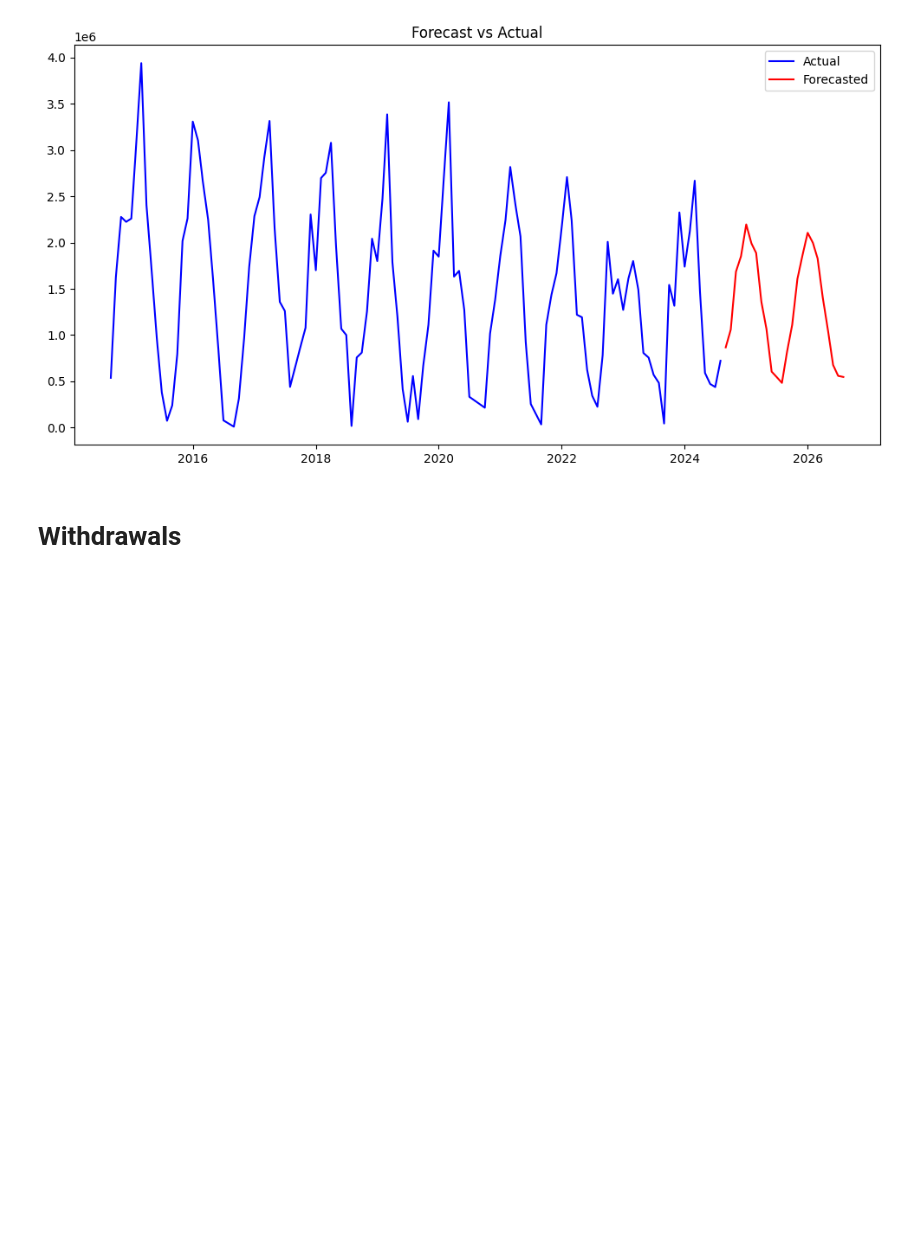
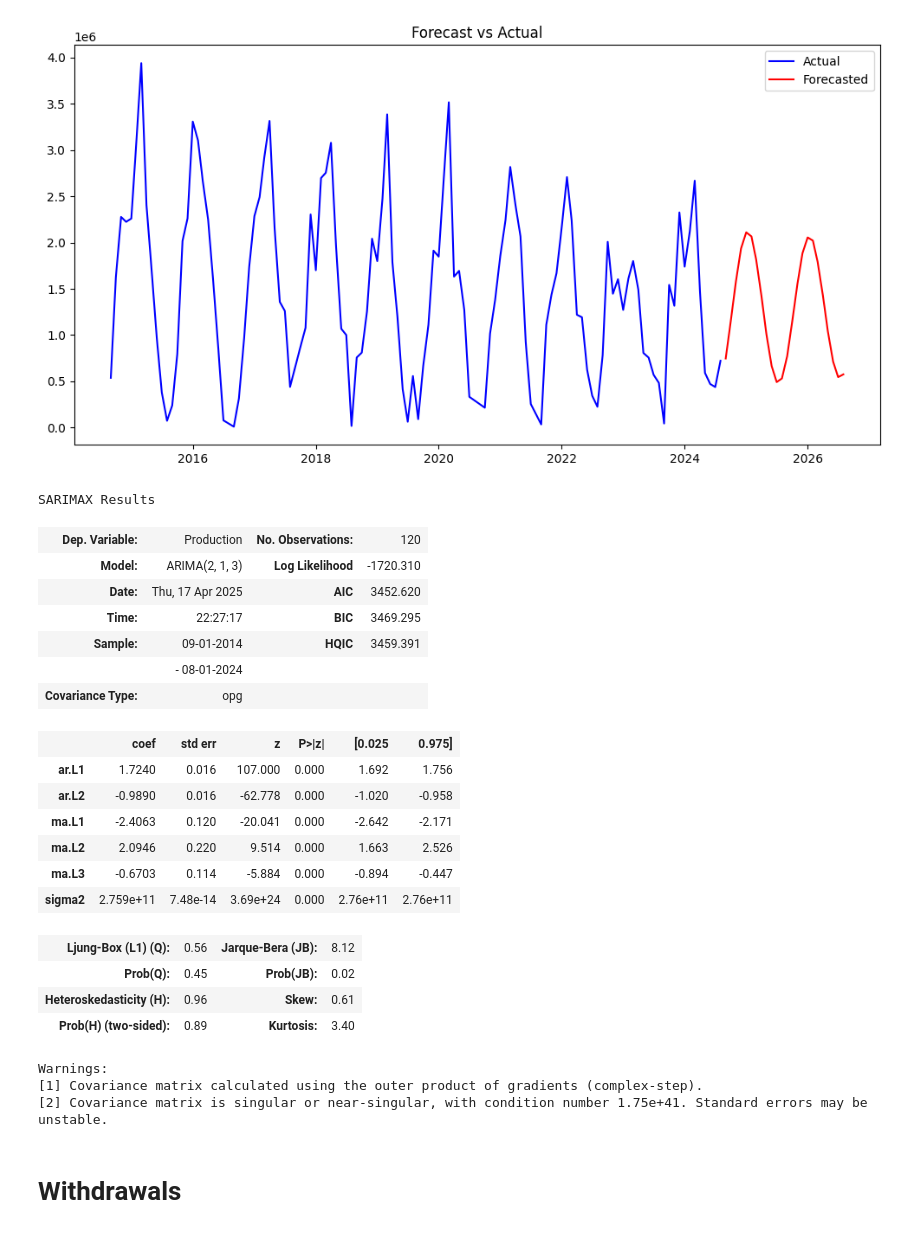
Before and after one commit to LeinnarF/Math_Modeling_Research_ARIMAX, a Jupyter notebook: Exog_forecast.ipynb, the cells around one changed output. Drawn from its saved outputs; the diff is of its cells as text; code cells hidden in the pictures; blank space fills up the shorter version.

```diff
--- a/Exog_forecast.ipynb
+++ b/Exog_forecast.ipynb
@@ -303,8 +329,33 @@ Freq: MS, Name: Forecast, dtype: float64
 # %%
-forecast = Forecast(production, (3,1,4), 24)
+forecast, model = Forecast(production, (2,1,3), 24)
 Forecasted_plot(production, forecast)
 # %% [output]
 [figure]
+# %%
+model.summary()
+# %% [output]
+SARIMAX Results
+| Dep. Variable: | Production | No. Observations: | 120 |
+| Model: | ARIMA(2, 1, 3) | Log Likelihood | -1720.310 |
+| Date: | Thu, 17 Apr 2025 | AIC | 3452.620 |
+| Time: | 22:27:17 | BIC | 3469.295 |
+| Sample: | 09-01-2014 | HQIC | 3459.391 |
+|  | - 08-01-2024 |  |  |
+| Covariance Type: | opg |  |  |
+|  | coef | std err | z | P>|z| | [0.025 | 0.975] |
+| ar.L1 | 1.7240 | 0.016 | 107.000 | 0.000 | 1.692 | 1.756 |
+| ar.L2 | -0.9890 | 0.016 | -62.778 | 0.000 | -1.020 | -0.958 |
+| ma.L1 | -2.4063 | 0.120 | -20.041 | 0.000 | -2.642 | -2.171 |
+| ma.L2 | 2.0946 | 0.220 | 9.514 | 0.000 | 1.663 | 2.526 |
+| ma.L3 | -0.6703 | 0.114 | -5.884 | 0.000 | -0.894 | -0.447 |
+| sigma2 | 2.759e+11 | 7.48e-14 | 3.69e+24 | 0.000 | 2.76e+11 | 2.76e+11 |
+| Ljung-Box (L1) (Q): | 0.56 | Jarque-Bera (JB): | 8.12 |
+| Prob(Q): | 0.45 | Prob(JB): | 0.02 |
+| Heteroskedasticity (H): | 0.96 | Skew: | 0.61 |
+| Prob(H) (two-sided): | 0.89 | Kurtosis: | 3.40 |
+Warnings:
+[1] Covariance matrix calculated using the outer product of gradients (complex-step).
+[2] Covariance matrix is singular or near-singular, with condition number 1.75e+41. Standard errors may be unstable.
 # %% [markdown]
 # Withdrawals
 # %%
```
Also changed, not shown: parts of 12 cells of this notebook, 1 other file.
